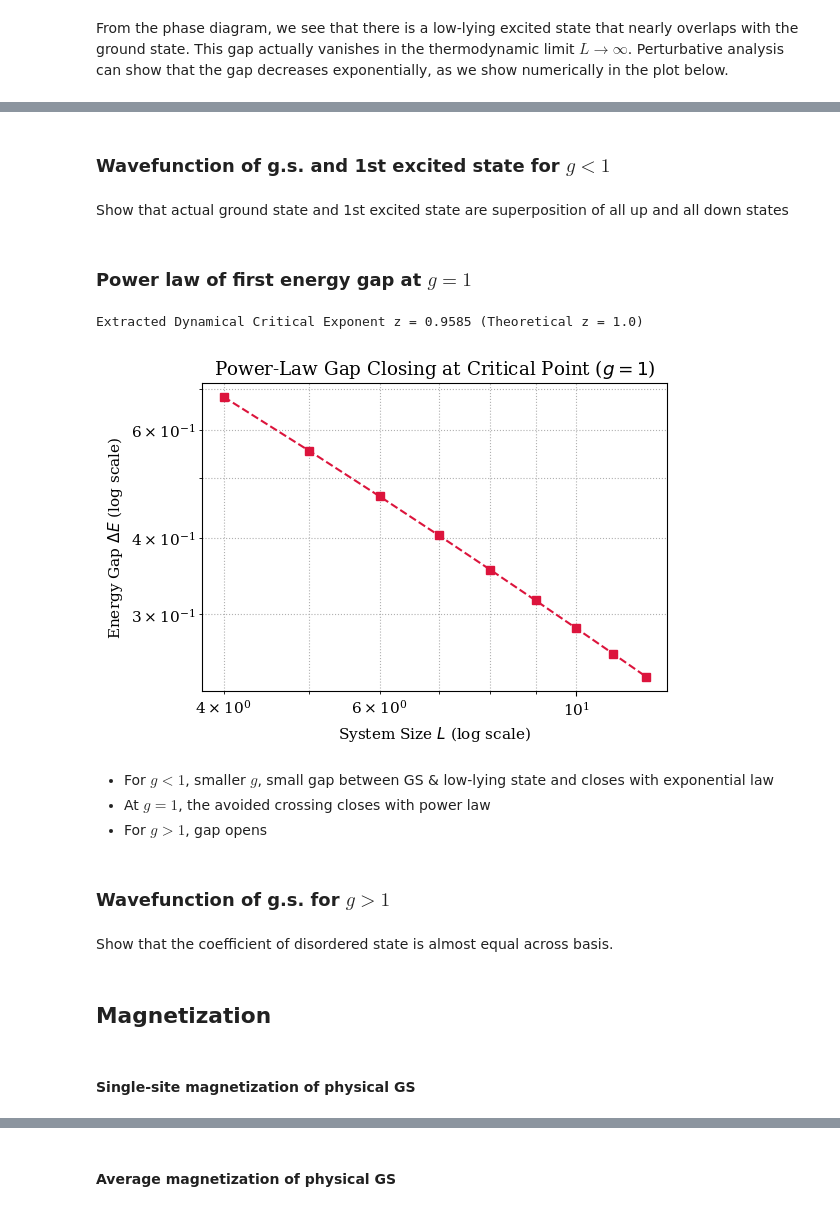
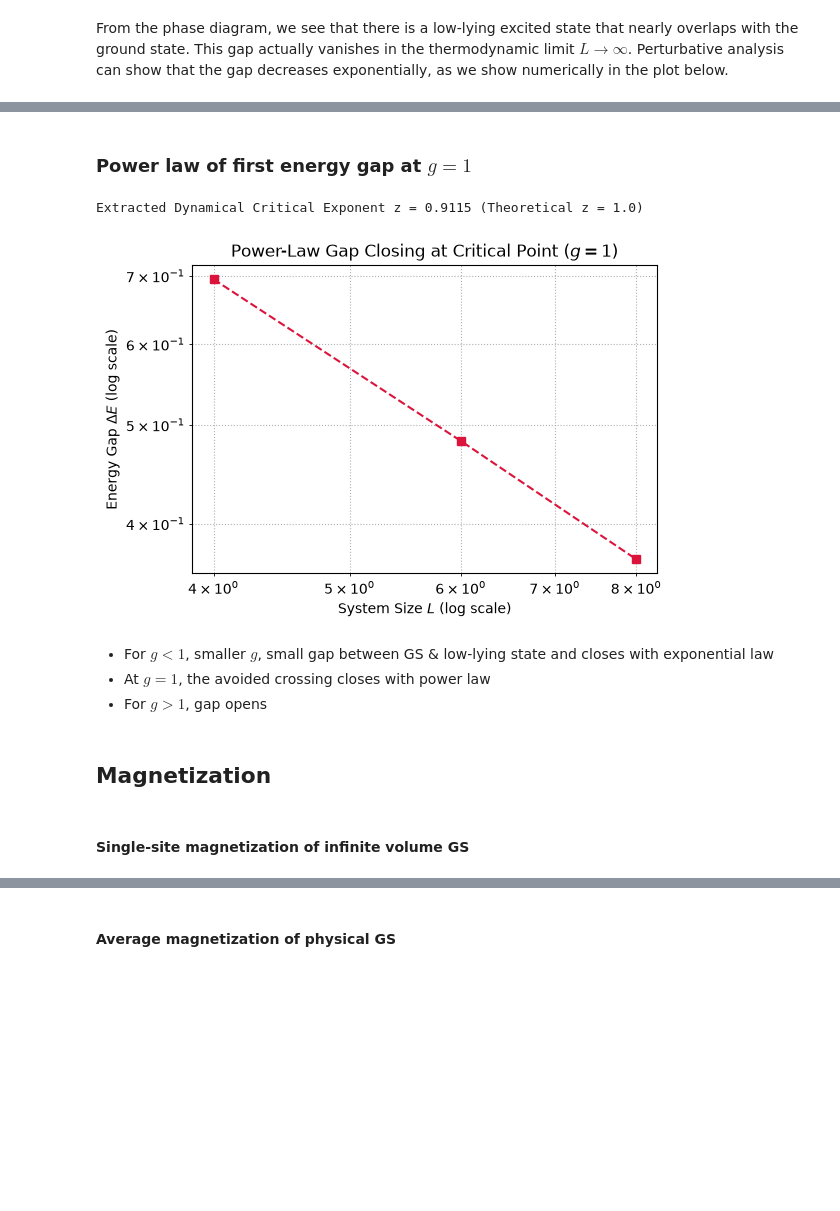
Before and after one commit to tszchun-work/quantum-spin-chain-ED, a Jupyter notebook: ED_quantumIsing/ED_quantumIsing.ipynb, the cells around one changed output, grey strips where cells are left out. Saved outputs shown, nothing was run; the diff lists cells and outputs as text; code cells hidden in the pictures; blank space fills up the shorter version.

Commit message:
Debugged exp, power law and single site mag sections

```diff
--- a/ED_quantumIsing/ED_quantumIsing.ipynb
+++ b/ED_quantumIsing/ED_quantumIsing.ipynb
@@ -137,7 +140,7 @@ print(H.toarray())
 # %% [markdown]
 Diagonalizing a matrix can take a really long time, so it is recommended to save your data in a well-structured way. Below is a template consisting of functions that save your computed data in .h5 format, so that you can retrieve your data whenever you need to do analysis with them. In particular, we save the eigenvalues and eigenvectors after diagonalizing the Hamiltonian, and name the data with the $L$ and $g$ at which it is computed. After running these functions, an .h5 file will be created in your current directory.
 # %%
-def save_ising_data(filename, L, g, energies, states):
+def save_ising_data(filename, L, g, h, energies, states):
     """
     Saves eigenvalues and eigenvectors into a structured HDF5 file.
 
@@ -146,7 +149,7 @@ def save_ising_data(filename, L, g, energies, states):
     with h5py.File(filename, "a") as f:
 
         # A path to where your data is stored
-        path = f"L_{L}/g_{g}"
+        path = f"L_{L}/g_{g}/h_{h}"
         if path in f:
             del f[path]  # Delete old data and overwrite if already exists
         group = f.create_group(path)
@@ -158,6 +161,7 @@ def save_ising_data(filename, L, g, energies, states):
         # Save metadata directly attached to this run
         group.attrs["L"] = L
         group.attrs["g"] = g
+        group.attrs["h"] = h
         group.attrs["description"] = "ED_TFIM"
 
 def print_metadata(name, obj):
@@ -176,14 +180,6 @@ def print_metadata(name, obj):
         for key, val in obj.attrs.items():
             print(f"{indent}    ⚙️ Attribute -> {key}: {val}")
 
-# Here is how you retrieve the data
-"""
-filename = "quantum_ising_data.h5"
-with h5py.File(filename, "r") as f:
-    # Access data like a dictionary
-    read_energies = f["L_12/g_0.0/energies"][:]
-    read_states = f["L_12/g_0.0/states"][:]
-"""
 
 # Here is how you read all the metadata and attributes
 """
@@ -207 +203,7 @@ Here we use the Lancoz algorithm in the scipy package to diagonalize the Hamilto
+# %%
+# The same throughout the notebook
+g_values = np.round(np.arange(0, 2.1, 0.2), 1) + 0.0 # To avoid round off small neg number to -0.0
+h_values = np.round(np.arange(-1.0, 1.1, 0.2), 1) + 0.0
+k = 5
+filename = "quantum_ising_data.h5"
 # %%
@@ -363,46 +368,43 @@ plt.show()
-# %% [markdown]
-### Wavefunction of g.s. and 1st excited state for $g < 1$
-# %% [markdown]
-Show that actual ground state and 1st excited state are superposition of all up and all down states
 # %% [markdown]
 ### Power law of first energy gap at $g = 1$
 # %%
-L_s = np.array([4, 5, 6, 7, 8, 9, 10, 11, 12])
-g_crit = g_values[np.abs(g_values - 1.0).argmin()]
-gap_1 = []
+def plot_power_law(L_values, g, h):
+    """
+    L_values (list): The axis of the plot
+    g (float): Usually g=1. Make sure it was precomputed
+    h (float): Usually h=0. Make sure it was precomputed
+    """
+    gap_1 = []
 
-with h5py.File("quantum_ising_data.h5", "r") as f:
-    for L in L_s:
-        idx = np.abs(g_values - g_crit).argmin()
-        E_0 = f[f"L_{L}/g_{g_crit}/energies"][:][0]
-        E_1 = f[f"L_{L}/g_{g_crit}/energies"][:][1]
-        gap_1.append(E_1 - E_0)
+    with h5py.File("quantum_ising_data.h5", "r") as f:
+        for L in L_values:
+            E_0 = f[f"L_{L}/g_{g}/h_{h}/energies"][:][0]
+            E_1 = f[f"L_{L}/g_{g}/h_{h}/energies"][:][1]
+            gap_1.append(E_1 - E_0)
 
-# Log-Log plot to extract the power-law exponent
-plt.figure(figsize=(6, 4))
-plt.loglog(L_s, gap_1, 's--', color='crimson')
+    # Log-Log plot to extract the power-law exponent
+    plt.figure(figsize=(6, 4))
+    plt.loglog(L_values, gap_1, 's--', color='crimson')
 
-# Fit a straight line to the log data to extract the slope (z)
-slope, intercept = np.polyfit(np.log(L_s), np.log(gap_1), 1)
-print(f"Extracted Dynamical Critical Exponent z = {-slope:.4f} (Theoretical z = 1.0)")
+    # Fit a straight line to the log data to extract the slope (z)
+    slope, intercept = np.polyfit(np.log(L_values), np.log(gap_1), 1)
+    print(f"Extracted Dynamical Critical Exponent z = {-slope:.4f} (Theoretical z = 1.0)")
 
-plt.xlabel("System Size $L$ (log scale)")
-plt.ylabel("Energy Gap $\Delta E$ (log scale)")
-plt.title("Power-Law Gap Closing at Critical Point ($g=1$)")
-plt.grid(True, which="both", ls=":")
-plt.show()
+    plt.xlabel("System Size $L$ (log scale)")
+    plt.ylabel("Energy Gap $\Delta E$ (log scale)")
+    plt.title("Power-Law Gap Closing at Critical Point ($g=1$)")
+    plt.grid(True, which="both", ls=":")
+    plt.show()
+
+plot_power_law(L_values=[4, 6, 8], g=1.0, h=0.0)
 # %% [output]
-Extracted Dynamical Critical Exponent z = 0.9585 (Theoretical z = 1.0)
+Extracted Dynamical Critical Exponent z = 0.9115 (Theoretical z = 1.0)
-[figure, old version]
+[figure, new version]
 # %% [markdown]
 - For $g < 1$, smaller $g$, small gap between GS & low-lying state and closes with exponential law
 - At $g = 1$, the avoided crossing closes with power law
 - For $g > 1$, gap opens
-# %% [markdown]
-### Wavefunction of g.s. for $g > 1$
-# %% [markdown]
-Show that the coefficient of disordered state is almost equal across basis.
 # %% [markdown]
 ## Magnetization
 # %% [markdown]
-#### Single-site magnetization of physical GS
+#### Single-site magnetization of infinite volume GS
```
Also changed, not shown: parts of 15 cells of this notebook.
